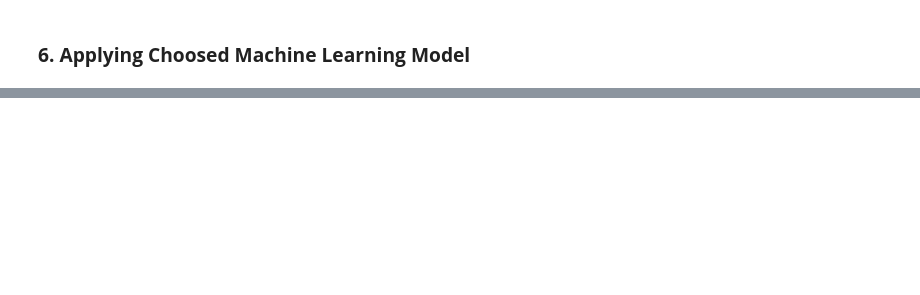
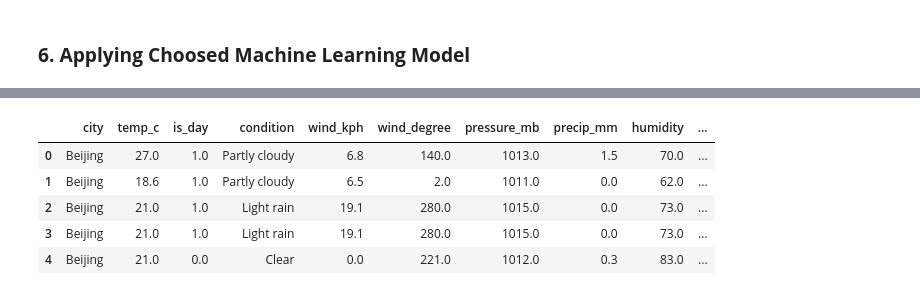
Before and after one commit to phelipesoares/Rain-Prediction, a Jupyter notebook: Exploratory_Analisis_and_Data_Transformation.ipynb, the cells around one changed output, grey strips where cells are left out. Cells and saved outputs as stored; diff of their text form; code cells hidden in the pictures; blank space fills up the shorter version.

```diff
--- a/Exploratory_Analisis_and_Data_Transformation.ipynb
+++ b/Exploratory_Analisis_and_Data_Transformation.ipynb
@@ -290,7 +283,7 @@ df.describe()
 # Transform categorical variables in columns and generate X array
 df = df[['city', 'temp_c', 'is_day', 'condition', 'wind_kph', 'wind_degree'
           , 'pressure_mb', 'precip_mm', 'humidity', 'cloud', 'feelslike_c', 'vis_km', 'uv'
-          , 'gust_kph', 'target']]
+          , 'gust_kph', 'target', 'target_1']]
 
 x, y = split_x_y(df)
 # %% [markdown]
@@ -533,3 +521,12 @@ plt.show()
 f = open('Rain_Model_Object', 'wb')
 pickle.dump(rf_pipe, f)
 f.close()
+# %%
+df.head()
+# %% [output]
+|  | city | temp_c | is_day | condition | wind_kph | wind_degree | pressure_mb | precip_mm | humidity | ... |
+| 0 | Beijing | 27.0 | 1.0 | Partly cloudy | 6.8 | 140.0 | 1013.0 | 1.5 | 70.0 | ... |
+| 1 | Beijing | 18.6 | 1.0 | Partly cloudy | 6.5 | 2.0 | 1011.0 | 0.0 | 62.0 | ... |
+| 2 | Beijing | 21.0 | 1.0 | Light rain | 19.1 | 280.0 | 1015.0 | 0.0 | 73.0 | ... |
+| 3 | Beijing | 21.0 | 1.0 | Light rain | 19.1 | 280.0 | 1015.0 | 0.0 | 73.0 | ... |
+| 4 | Beijing | 21.0 | 0.0 | Clear | 0.0 | 221.0 | 1012.0 | 0.3 | 83.0 | ... |
```
Also changed, not shown: parts of 19 cells of this notebook.
